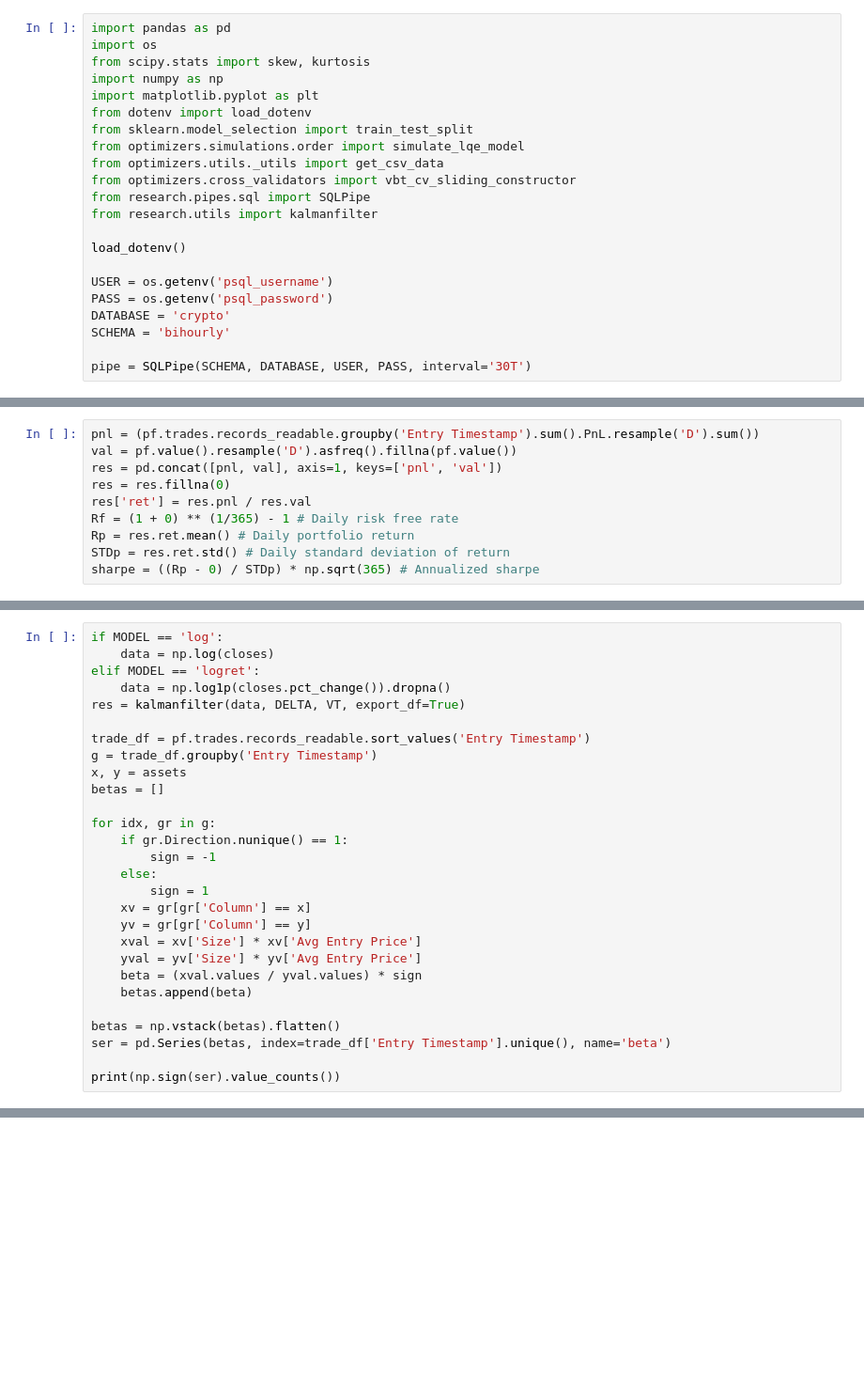
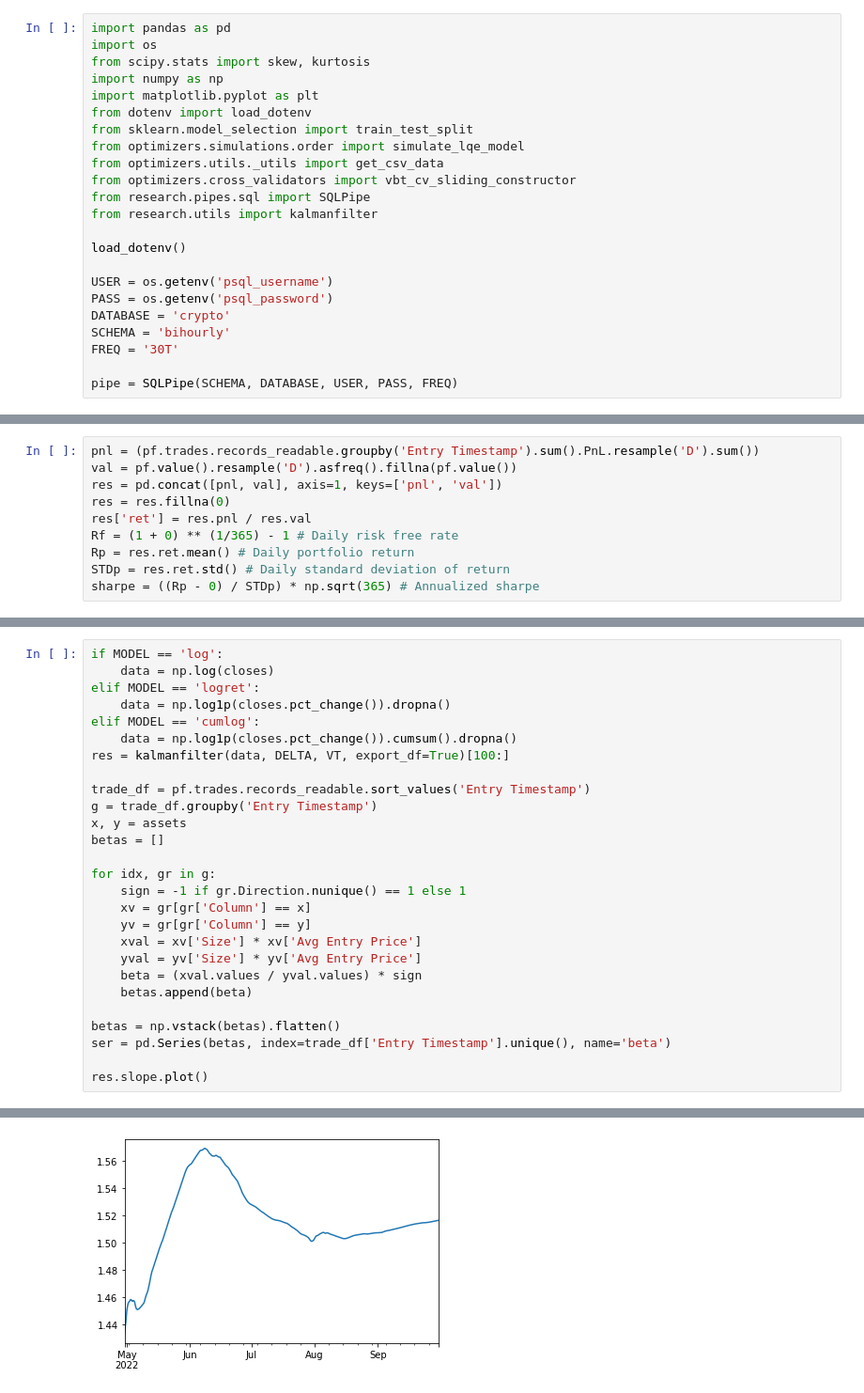
Before and after one commit to jaythequant/VBToptimizers, a Jupyter notebook: LQEreview.ipynb, the cells around one changed output, grey strips where cells are left out. Shown at 94% size. Cells and saved outputs as stored; diff of their text form; blank space fills up the shorter version.

```diff
--- a/LQEreview.ipynb
+++ b/LQEreview.ipynb
@@ -18,6 +18,7 @@ USER = os.getenv('psql_username')
 PASS = os.getenv('psql_password')
 DATABASE = 'crypto'
 SCHEMA = 'bihourly'
+FREQ = '30T'
 
-pipe = SQLPipe(SCHEMA, DATABASE, USER, PASS, interval='30T')
+pipe = SQLPipe(SCHEMA, DATABASE, USER, PASS, FREQ)
 # %%
@@ -170,7 +157,9 @@ if MODEL == 'log':
     data = np.log(closes)
 elif MODEL == 'logret':
     data = np.log1p(closes.pct_change()).dropna()
-res = kalmanfilter(data, DELTA, VT, export_df=True)
+elif MODEL == 'cumlog':
+    data = np.log1p(closes.pct_change()).cumsum().dropna()
+res = kalmanfilter(data, DELTA, VT, export_df=True)[100:]
 
 trade_df = pf.trades.records_readable.sort_values('Entry Timestamp')
 g = trade_df.groupby('Entry Timestamp')
@@ -178,10 +167,7 @@ x, y = assets
 betas = []
 
 for idx, gr in g:
-    if gr.Direction.nunique() == 1:
-        sign = -1
-    else:
-        sign = 1
+    sign = -1 if gr.Direction.nunique() == 1 else 1
     xv = gr[gr['Column'] == x]
     yv = gr[gr['Column'] == y]
     xval = xv['Size'] * xv['Avg Entry Price']
@@ -192,5 +178,5 @@ for idx, gr in g:
 betas = np.vstack(betas).flatten()
 ser = pd.Series(betas, index=trade_df['Entry Timestamp'].unique(), name='beta')
 
-print(np.sign(ser).value_counts())
+res.slope.plot()
 # %% [output]
@@ -199,0 +184 @@ Name: beta, dtype: int64
+[figure, added]
```
Also changed, not shown: parts of 12 cells of this notebook, 5 other files.
